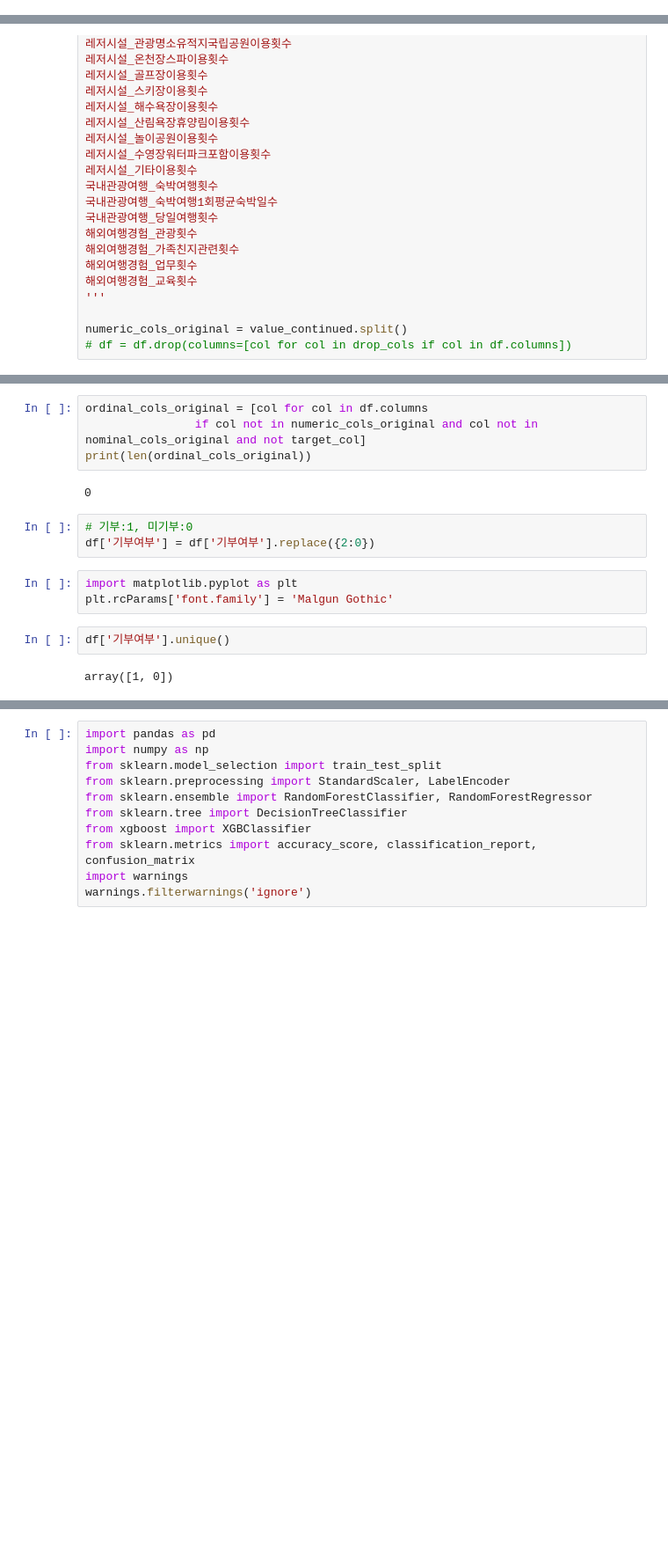
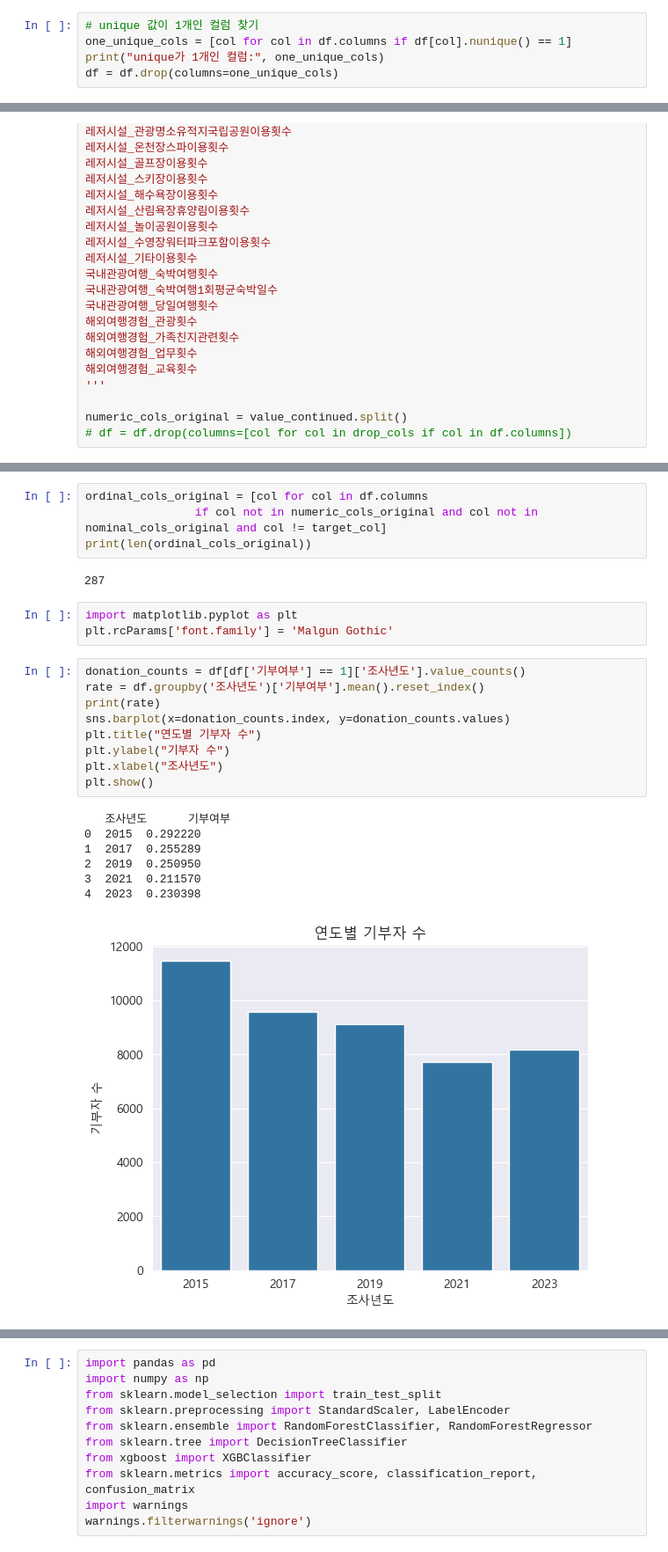
Before and after one commit to hisunhelloo/Donation-Dive, a Jupyter notebook: Donation_test_version_temp_2.ipynb, the cells around one changed output, grey strips where cells are left out. Shown at 88% size. Drawn from its saved outputs; the diff is of its cells as text; blank space fills up the shorter version.

```diff
--- a/Donation_test_version_temp_2.ipynb
+++ b/Donation_test_version_temp_2.ipynb
@@ -39,0 +43,5 @@ target_col = '기부여부'
+# %%
+# unique 값이 1개인 컬럼 찾기
+one_unique_cols = [col for col in df.columns if df[col].nunique() == 1]
+print("unique가 1개인 컬럼:", one_unique_cols)
+df = df.drop(columns=one_unique_cols)
@@ -828,17 +840,27 @@ value_nominal = '''
 nominal_cols_original = value_nominal.split()
 # %%
 ordinal_cols_original = [col for col in df.columns
-                if col not in numeric_cols_original and col not in nominal_cols_original and not target_col]
+                if col not in numeric_cols_original and col not in nominal_cols_original and col != target_col]
 print(len(ordinal_cols_original))
 # %% [output]
-0
+287
-# %%
-# 기부:1, 미기부:0
-df['기부여부'] = df['기부여부'].replace({2:0})
 # %%
 import matplotlib.pyplot as plt
 plt.rcParams['font.family'] = 'Malgun Gothic'
-# %%
-df['기부여부'].unique()
-# %% [output]
-array([1, 0])
+# %%
+donation_counts = df[df['기부여부'] == 1]['조사년도'].value_counts()
+rate = df.groupby('조사년도')['기부여부'].mean().reset_index()
+print(rate)
+sns.barplot(x=donation_counts.index, y=donation_counts.values)
+plt.title("연도별 기부자 수")
+plt.ylabel("기부자 수")
+plt.xlabel("조사년도")
+plt.show()
+# %% [output]
+   조사년도      기부여부
+0  2015  0.292220
+1  2017  0.255289
+2  2019  0.250950
+3  2021  0.211570
+4  2023  0.230398
+[figure, added]
```
Also changed, not shown: parts of 61 cells of this notebook, 13 other files.
